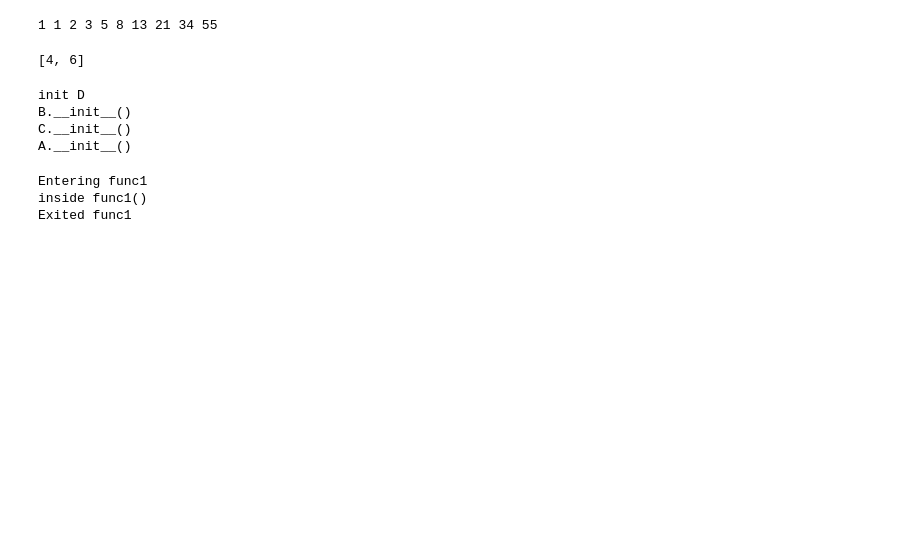
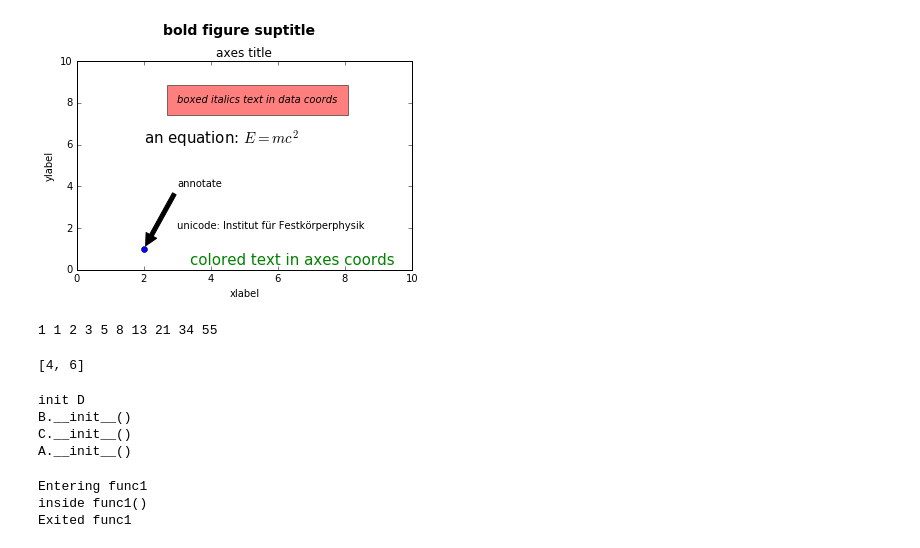
Before and after one commit to hope-yao/CNN3D, a Jupyter notebook: blocks-experiments.ipynb, the cells around one changed output. Cells and saved outputs as stored; diff of their text form; code cells hidden in the pictures; blank space fills up the shorter version.

```diff
--- a/blocks-experiments.ipynb
+++ b/blocks-experiments.ipynb
@@ -36,3 +25,39 @@ plt.show()
+# %%
+# -*- coding: utf-8 -*-
+import matplotlib.pyplot as plt
+%matplotlib inline
+fig = plt.figure()
+fig.suptitle('bold figure suptitle', fontsize=14, fontweight='bold')
+
+ax = fig.add_subplot(111)
+fig.subplots_adjust(top=0.85)
+ax.set_title('axes title')
+
+ax.set_xlabel('xlabel')
+ax.set_ylabel('ylabel')
+
+ax.text(3, 8, 'boxed italics text in data coords', style='italic',
+        bbox={'facecolor':'red', 'alpha':0.5, 'pad':10})
+
+ax.text(2, 6, r'an equation: $E=mc^2$', fontsize=15)
+
+ax.text(3, 2, u'unicode: Institut f\374r Festk\366rperphysik')
+
+ax.text(0.95, 0.01, 'colored text in axes coords',
+        verticalalignment='bottom', horizontalalignment='right',
+        transform=ax.transAxes,
+        color='green', fontsize=15)
+
+
+ax.plot([2], [1], 'o')
+ax.annotate('annotate', xy=(2, 1), xytext=(3, 4),
+            arrowprops=dict(facecolor='black', shrink=0.05))
+
+ax.axis([0, 10, 0, 10])
+
+plt.show()
+# %% [output]
+[figure, added]
 # %%
 # generator version
 def fibon(n):
```
Also changed, not shown: parts of 3 cells of this notebook, 2 other files.
